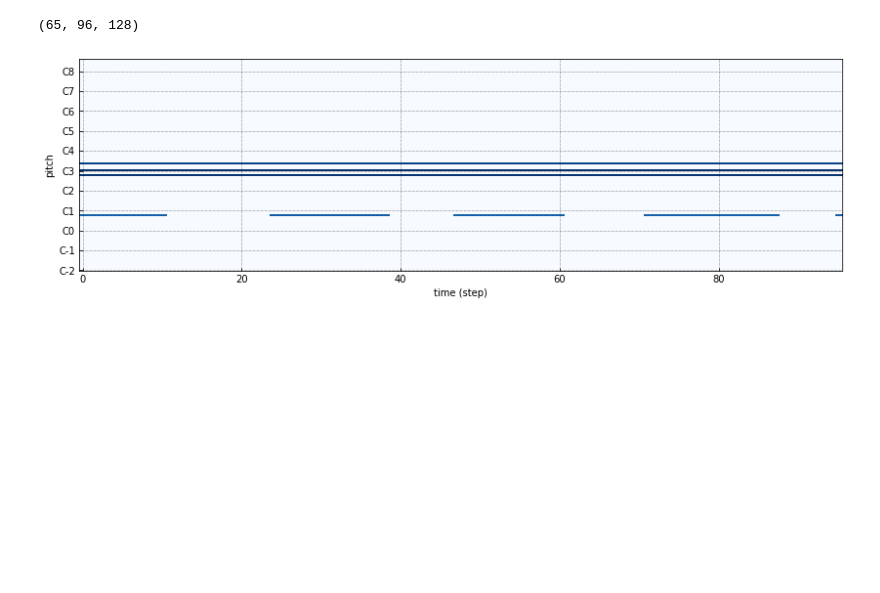
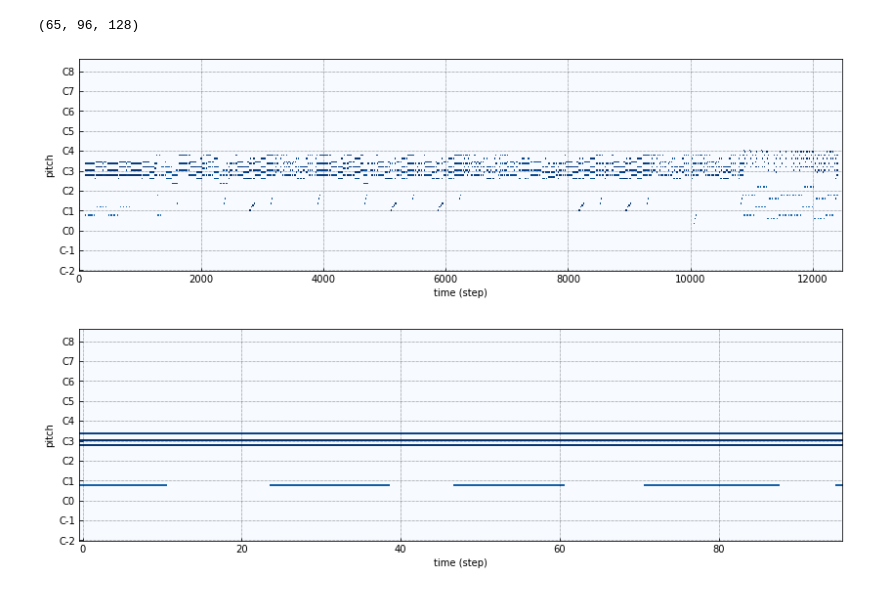
Before and after one commit to UlyssePiediscalzi/music-generator, a Jupyter notebook: notebooks/Model.ipynb, the cells around one changed output. Saved outputs shown, nothing was run; the diff lists cells and outputs as text; code cells hidden in the pictures; blank space fills up the shorter version.

```diff
--- a/notebooks/Model.ipynb
+++ b/notebooks/Model.ipynb
@@ -25,6 +25,11 @@ X, y = sample_multitrack(mtrack, piano, 4, 4)
 X.shape
 # %% [output]
 (65, 96, 128)
+# %%
+fig, ax = plt.subplots(figsize=(14,4))
+pypianoroll.plot_pianoroll(ax=ax, pianoroll=piano.pianoroll);
+# %% [output]
+[figure, added]
 # %%
 fig, ax = plt.subplots(figsize=(14,4))
 pypianoroll.plot_pianoroll(ax=ax, pianoroll=X[1]);
```
Also changed, not shown: parts of 6 cells of this notebook.
